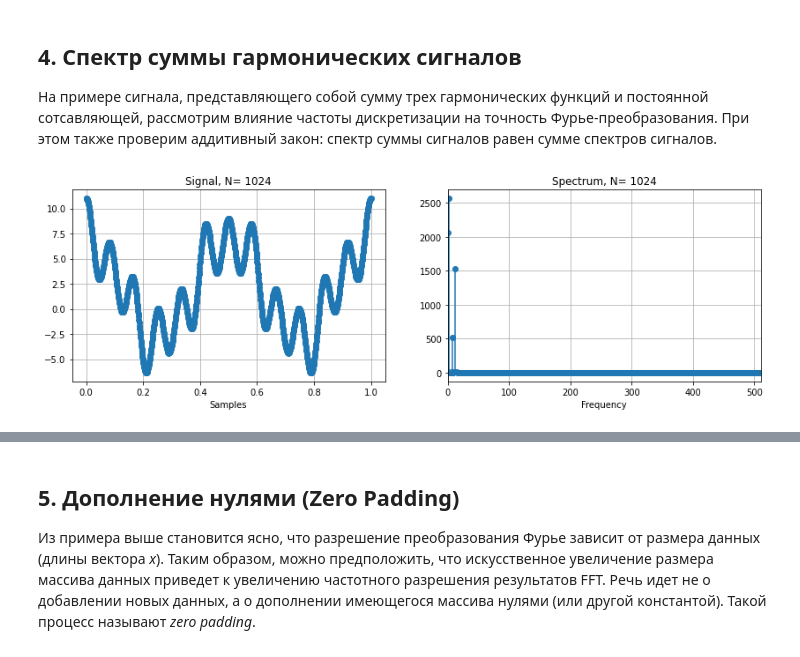
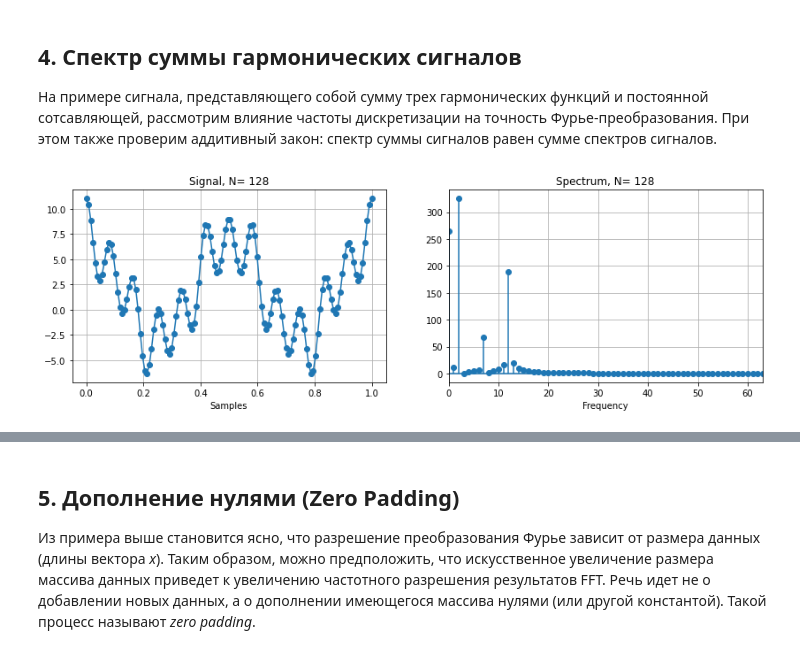
Before and after one commit to forsp/dig_proc_lect, a Jupyter notebook: fft_gc.ipynb, the cells around one changed output, grey strips where cells are left out. Saved outputs shown, nothing was run; the diff lists cells and outputs as text; code cells hidden in the pictures.

```diff
--- a/fft_gc.ipynb
+++ b/fft_gc.ipynb
@@ -192,29 +191,29 @@ The slowest run took 143.17 times longer than the fastest. This could mean that
 
 На примере сигнала, представляющего собой сумму трех гармонических функций и постоянной сотсавляющей, рассмотрим влияние частоты дискретизации на точность Фурье-преобразования. При этом также проверим аддитивный закон: спектр суммы сигналов равен сумме спектров сигналов.
 # %%
-N1 = 1024
+N1 = 128
 t1 = np.linspace(0, 1, N1)
 
 #  Задаем амплитуды и частоты
 f1, f2, f3 = 2, 7, 12
 A, A1, A2, A3 = 2, 5, 1, 3
 
 # Сам сигнал
 x1 = A + A1 * np.cos(2*np.pi*f1*t1) + A2 * np.cos(2*np.pi*f2*t1) + A3 * np.cos(2*np.pi*f3*t1)
 
 # Рассчитываем быстрое преобразование Фурье
 X1 = np.fft.fft(x1)
 
 plt.subplot(1,2,1);
 plt.title('Signal, N= %i' %N1)
 plt.plot(t1,x1,linestyle='-',marker='o')
 plt.xlabel('Samples')
 plt.grid()
 plt.subplot(1,2,2)
 plt.stem(abs(X1), use_line_collection=True, basefmt='C0')
 plt.xlim([0, N1//2-1]) #выводим половину коэффициентов разложения
 plt.title('Spectrum, N= %i' %N1)
 plt.xlabel('Frequency');
 plt.grid()
 # %% [output]
-[figure, old version]
+[figure, new version]
```
Also changed, not shown: parts of 7 cells of this notebook.
